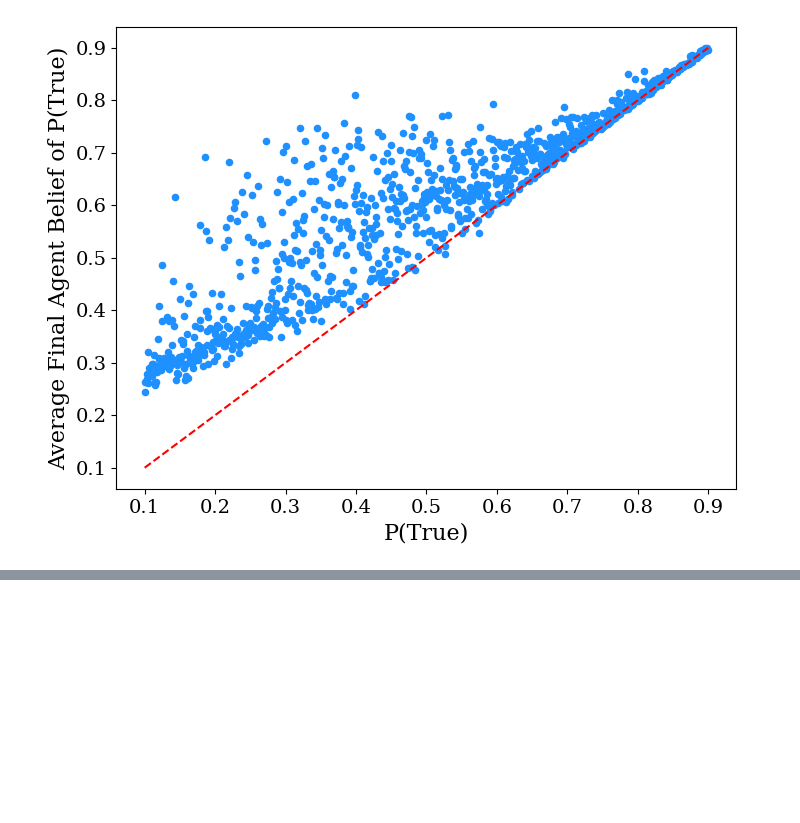
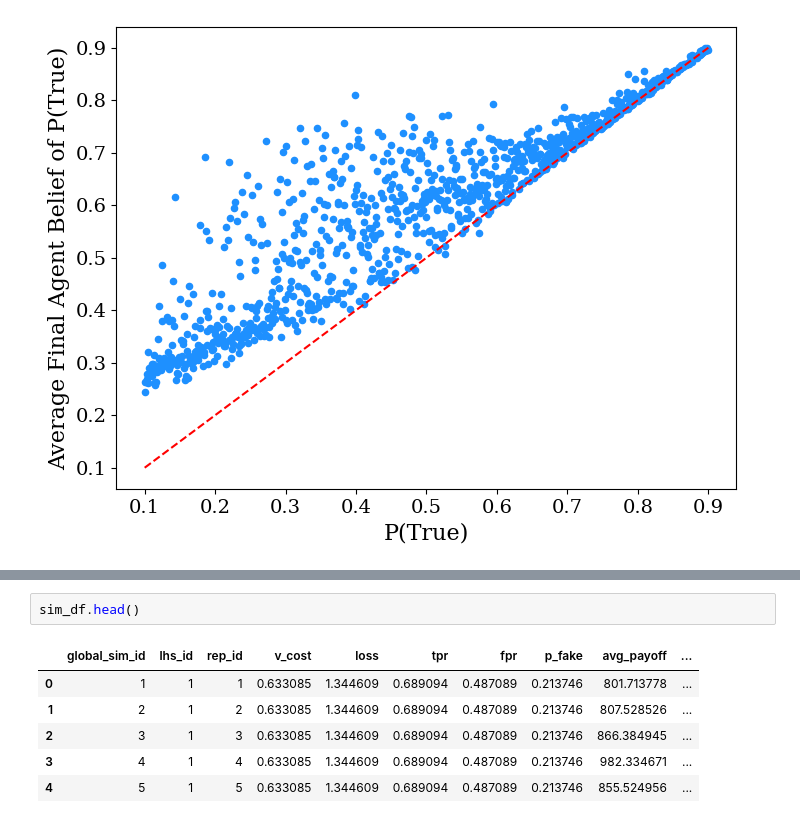
Before and after one commit to charlesaugdupont/deepfake-percolation, a Jupyter notebook: notebooks/EDA.ipynb, the cells around one changed output, grey strips where cells are left out. Cells and saved outputs as stored; diff of their text form; blank space fills up the shorter version.

```diff
--- a/notebooks/EDA.ipynb
+++ b/notebooks/EDA.ipynb
@@ -277,0 +279,9 @@ plt.show()
+# %%
+sim_df.head()
+# %% [output]
+|  | global_sim_id | lhs_id | rep_id | v_cost | loss | tpr | fpr | p_fake | avg_payoff | ... |
+| 0 | 1 | 1 | 1 | 0.633085 | 1.344609 | 0.689094 | 0.487089 | 0.213746 | 801.713778 | ... |
+| 1 | 2 | 1 | 2 | 0.633085 | 1.344609 | 0.689094 | 0.487089 | 0.213746 | 807.528526 | ... |
+| 2 | 3 | 1 | 3 | 0.633085 | 1.344609 | 0.689094 | 0.487089 | 0.213746 | 866.384945 | ... |
+| 3 | 4 | 1 | 4 | 0.633085 | 1.344609 | 0.689094 | 0.487089 | 0.213746 | 982.334671 | ... |
+| 4 | 5 | 1 | 5 | 0.633085 | 1.344609 | 0.689094 | 0.487089 | 0.213746 | 855.524956 | ... |
```
Also changed, not shown: parts of 12 cells of this notebook.
